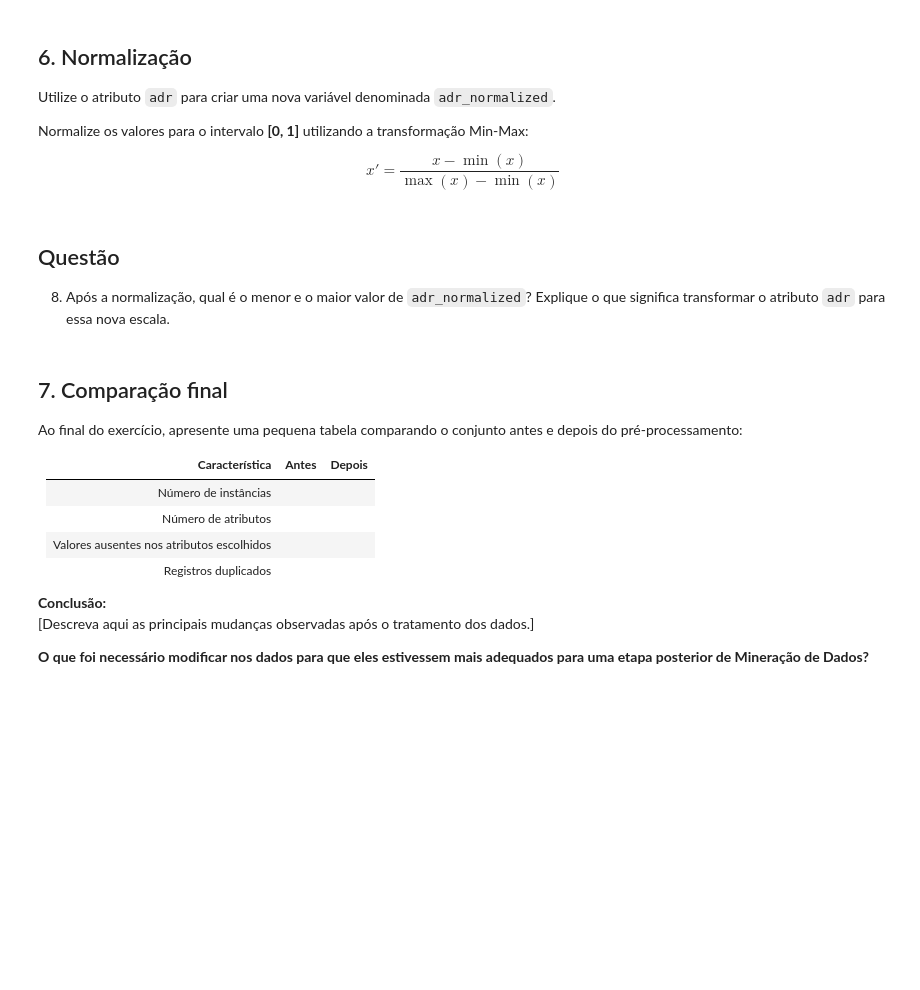
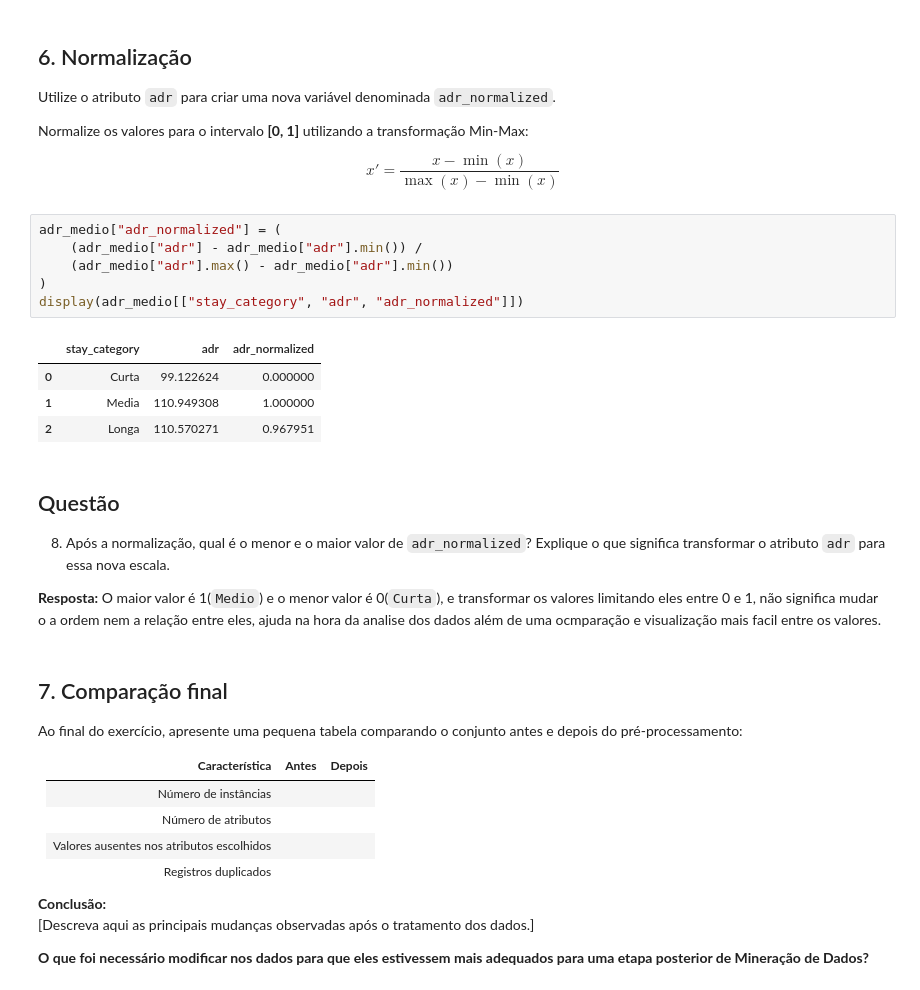
Before and after one commit to RewelliOliveira/data-mine-booking, a Jupyter notebook: Atividade 2/AtividadeMD.ipynb, the cells around one changed output. Cells and saved outputs as stored; diff of their text form; blank space fills up the shorter version.

```diff
--- a/Atividade 2/AtividadeMD.ipynb
+++ b/Atividade 2/AtividadeMD.ipynb
@@ -183,9 +215,22 @@ Normalize os valores para o intervalo **[0, 1]** utilizando a transformação Mi
 
 
 $$ x' = \frac{x - \min(x)}{\max(x) - \min(x)} $$
+# %%
+adr_medio["adr_normalized"] = (
+    (adr_medio["adr"] - adr_medio["adr"].min()) /
+    (adr_medio["adr"].max() - adr_medio["adr"].min())
+)
+display(adr_medio[["stay_category", "adr", "adr_normalized"]])
+# %% [output]
+|  | stay_category | adr | adr_normalized |
+| 0 | Curta | 99.122624 | 0.000000 |
+| 1 | Media | 110.949308 | 1.000000 |
+| 2 | Longa | 110.570271 | 0.967951 |
 # %% [markdown]
 ## Questão
 8. Após a normalização, qual é o menor e o maior valor de `adr_normalized`? Explique o que significa transformar o atributo `adr` para essa nova escala.
+
+**Resposta:** O maior valor é 1(`Medio`) e o menor valor é 0(`Curta`), e transformar os valores limitando eles entre 0 e 1, não significa mudar o a ordem nem a relação entre eles, ajuda na hora da analise dos dados além de uma ocmparação e visualização mais facil entre os valores.
 # %% [markdown]
 ## 7. Comparação final
 Ao final do exercício, apresente uma pequena tabela comparando o conjunto antes e depois do pré-processamento:
```
Also changed, not shown: parts of 2 cells of this notebook.
